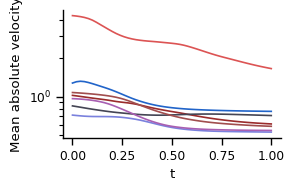
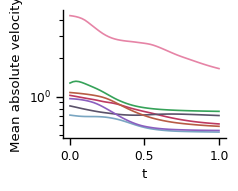
The change to this notebook cell's code, shown as a diff; its figure went from the first image to the second:
--- before
+++ after
@@ -1,3 +1,3 @@
-plt.figure(figsize=(3,2))
+plt.figure(figsize=(2.5,2))
 sns.lineplot(runs_val, y="abs_velocity", x="t", hue="tissue",
              errorbar=None, palette=tissue_palette)

Commit: Minor update colors nb